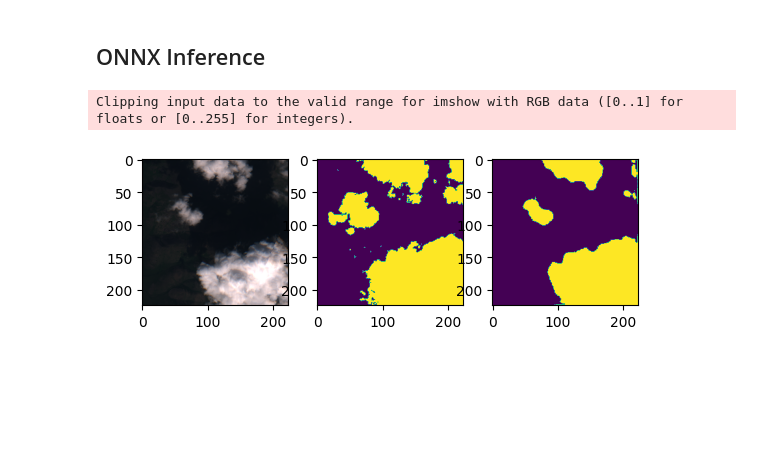
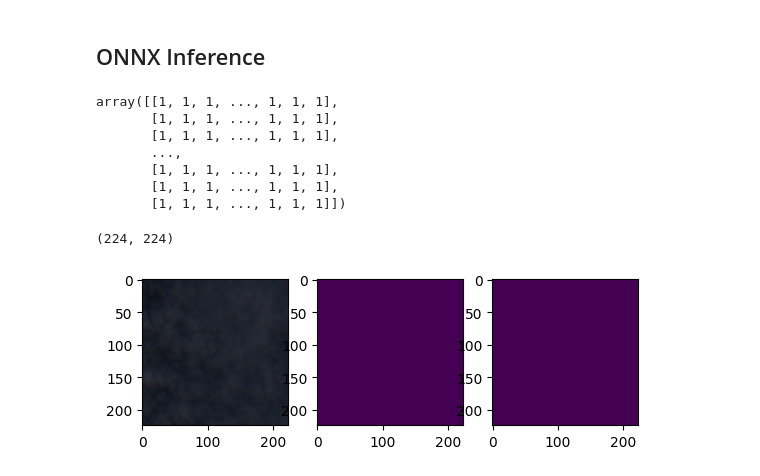
Before and after one commit to March-08/sentinel_cloud_coverage, a Jupyter notebook: notebooks/1.0-mp-inference.ipynb, the cells around one changed output. Cells and saved outputs as stored; diff of their text form; code cells hidden in the pictures; blank space fills up the shorter version.

```diff
--- a/notebooks/1.0-mp-inference.ipynb
+++ b/notebooks/1.0-mp-inference.ipynb
@@ -84,6 +88,6 @@ torch.Size([224, 224])
 # %%
-image_path = '../data/images_patches/img_58_patch_16.npy'
-mask_path = '../data/masks_patches/mask_58_patch_16.npy'
+image_path = '../data/images_patches/img_32_patch_16.npy'
+mask_path = '../data/masks_patches/mask_32_patch_16.npy'
 
 img = np.load(image_path)
 mask = np.load(mask_path)
@@ -92,12 +96,12 @@ img_inp = torch.from_numpy(img).permute(2,0,1).unsqueeze(0)
 img_inp = (img_inp - img_inp.mean())/img_inp.std()
 
 pred = unet(img_inp)
-
+print(pred.shape)
 plt.subplot(1,3,1)
 plt.imshow(img[:,:,[0,1,2]]) # for visualization we have to transpose back to HWC
 plt.subplot(1,3,2)
 plt.imshow(mask) # for visualization we have to remove 3rd dimension of mask
 plt.subplot(1,3,3)
-plt.imshow(pred.numpy())
+plt.imshow(pred.float().argmax(dim=0))
 plt.show()
 # %% [output]
@@ -113,7 +117,7 @@ def preprocess(img):
         img = (img - img.mean())/img.std()
         return img.numpy()
 # %%
-onnx_model = '../outputs/unet.onnx'
+onnx_model = '../outputs/unet3.onnx'
 
 onnx_model = onnx.load(onnx_model)
 onnx.checker.check_model(onnx_model)
@@ -124,14 +128,27 @@ ort_session = onnxruntime.InferenceSession(onnx_model.SerializeToString())
 # compute ONNX Runtime output prediction
 ort_inputs = {ort_session.get_inputs()[0].name: preprocess(img)}
 ort_outs = ort_session.run(None, ort_inputs)
+# %%
+np.argmax(ort_outs[0].squeeze(0),0)
+# %% [output]
+array([[1, 1, 1, ..., 1, 1, 1],
+       [1, 1, 1, ..., 1, 1, 1],
+       [1, 1, 1, ..., 1, 1, 1],
+       ...,
+       [1, 1, 1, ..., 1, 1, 1],
+       [1, 1, 1, ..., 1, 1, 1],
+       [1, 1, 1, ..., 1, 1, 1]])
+# %%
+np.argmax(ort_outs[0].squeeze(0),0).shape
+# %% [output]
+(224, 224)
 # %%
 plt.subplot(1,3,1)
 plt.imshow(img[:,:,[0,1,2]]) # for visualization we have to transpose back to HWC
 plt.subplot(1,3,2)
 plt.imshow(mask) # for visualization we have to remove 3rd dimension of mask
 plt.subplot(1,3,3)
-plt.imshow(ort_outs[0])
+plt.imshow(np.argmax(ort_outs[0].squeeze(0),0))
 plt.show()
 # %% [output]
-Clipping input data to the valid range for imshow with RGB data ([0..1] for floats or [0..255] for integers).
-[figure, old version]
+[figure, new version]
```
Also changed, not shown: parts of 3 cells of this notebook, 12 other files.
